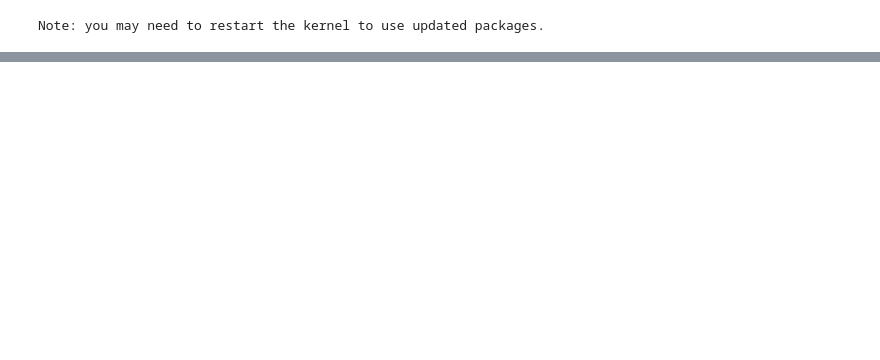
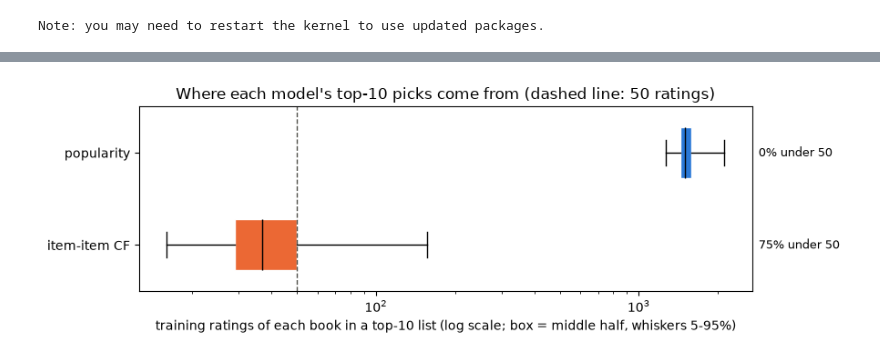
Before and after one commit to devomh/cdat4001-2026, a Jupyter notebook: u06_recommender_systems/l24_lab_recommender_mini_project.ipynb, the cells around one changed output, grey strips where cells are left out. Cells and saved outputs as stored; diff of their text form; code cells hidden in the pictures; blank space fills up the shorter version.

```diff
--- a/u06_recommender_systems/l24_lab_recommender_mini_project.ipynb
+++ b/u06_recommender_systems/l24_lab_recommender_mini_project.ipynb
@@ -317,0 +500,2 @@ either beat popularity, and does your Exercise 4 decision change?
+# %%
+ev = Evaluator(data)
@@ -317,0 +534,5 @@ either beat popularity, and does your Exercise 4 decision change?
+# %%
+pop = Popularity().fit(data)
+print("the 5 most-rated books in the training split (the same for every reader):")
+for i in np.argsort(-data.counts, kind="stable")[:5]:
+    print(f"{data.counts[i]:5d} ratings  {data.titles[i]}")
@@ -317,0 +693,3 @@ either beat popularity, and does your Exercise 4 decision change?
+# %%
+cf = ItemItemCF().fit(data)
+print("item-item CF trained")
@@ -353,0 +750,4 @@ brand-new users** (the cold-start problem from L22/L23). Use the numbers from yo
+# %%
+plot_pick_sources(ev, [pop, cf], ["popularity", "item-item CF"])
+# %% [output]
+[figure, added]
```
Also changed, not shown: parts of 77 cells of this notebook, 2 other files.
